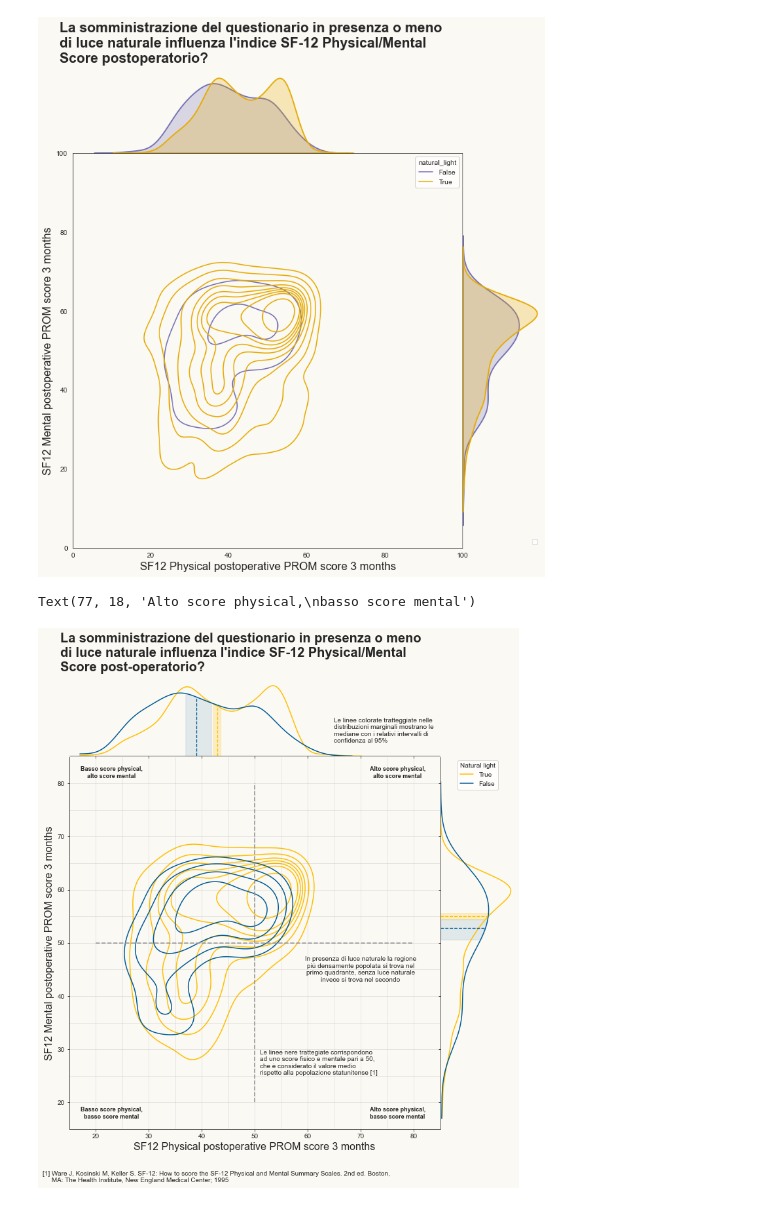
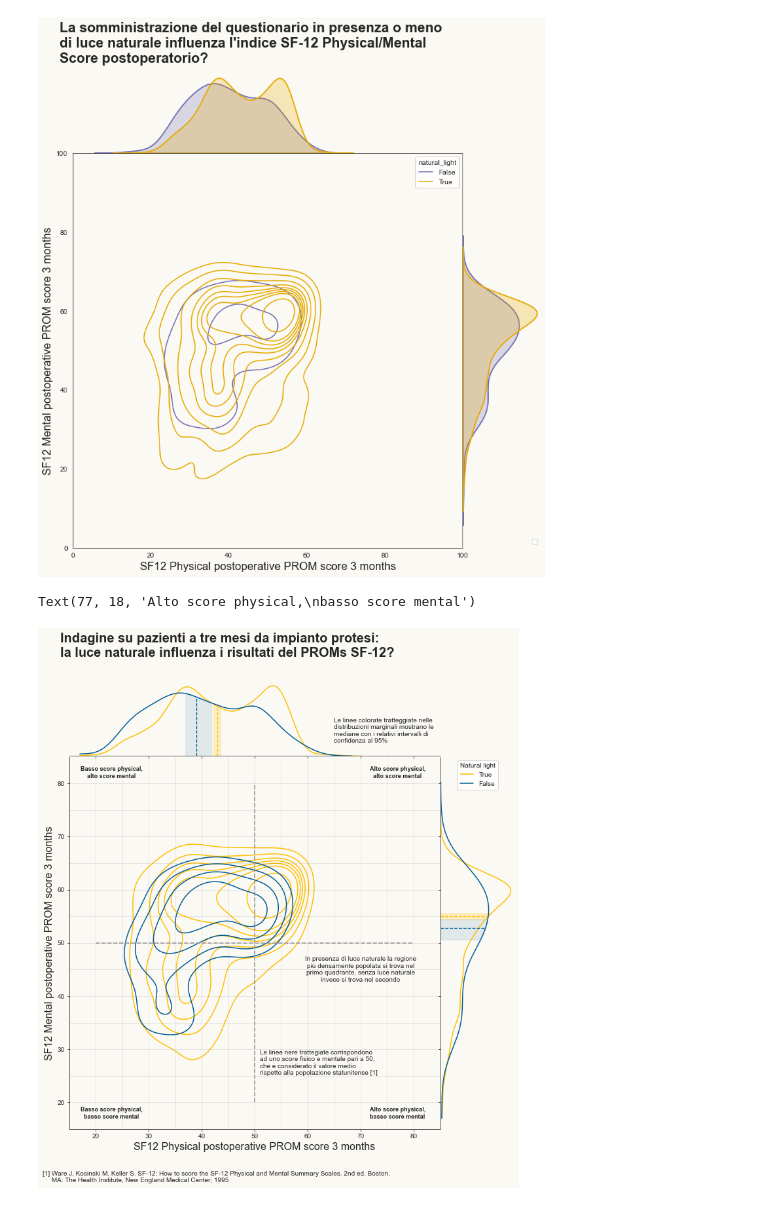
Before and after one commit to giocoal/surgery-PROMs-score-and-weather-conditions-data-visualizations, a Jupyter notebook: DataViz_Compitino_SecondaVisualizzazione.ipynb, the cells around one changed output. Drawn from its saved outputs; the diff is of its cells as text; code cells hidden in the pictures.

```diff
--- a/DataViz_Compitino_SecondaVisualizzazione.ipynb
+++ b/DataViz_Compitino_SecondaVisualizzazione.ipynb
@@ -57,5 +52,0 @@ Genero due nuove colonne contenti le differenze tra gli score post e pre operazi
-# %%
-physical_score_diff = df1['physical_score_postop'] - df1['physical_score_preop']
-mental_score_diff = df1['mental_score_postop'] - df1['mental_score_preop']
-df1.insert(2,"physical_score_diff", physical_score_diff)
-df1.insert(5,"mental_score_diff", mental_score_diff)
@@ -65,3 +52,0 @@ Converto le colonne delle variabili categoriche da stringhe a fattori:
-# %%
-df1['condizioni_meteo'] = df1['condizioni_meteo'].astype("category")
-df1['sesso'] = df1['sesso'].astype("category")
@@ -70,12 +53,3 @@ df1['sesso'] = df1['sesso'].astype("category")
-# %%
-physical_mental_diff_postop = df1['physical_score_postop'] - df1['mental_score_postop']
-physical_mental_diff_preop = df1['physical_score_preop'] - df1['mental_score_preop']
-df1.insert(6,"physical_mental_diff_postop", physical_mental_diff_postop)
-df1.insert(7,"physical_mental_diff_preop", physical_mental_diff_preop)
-mental_physical_diff_postop = df1['mental_score_postop'] - df1['physical_score_postop']
-mental_physical_diff_preop = df1['mental_score_preop'] - df1['physical_score_preop']
-df1.insert(8,"mental_physical_diff_postop", mental_physical_diff_postop)
-df1.insert(9,"mental_physical_diff_preop", mental_physical_diff_preop)
 # %% [markdown]
 ## Splitting del dataset
 # %%
@@ -387,39 +356,48 @@ g.set_axis_labels('SF12 Physical postoperative PROM score 3 months', 'SF12 Menta
 
 
 # Titolo
-titolo = "La somministrazione del questionario in presenza o meno \ndi luce naturale influenza l'indice SF-12 Physical/Mental \nScore post-operatorio?"
+titolo_migliore = 'Indagine su pazienti a tre mesi da impianto protesi:\nla luce naturale influenza i risultati del PROMs SF-12?'
+titolo = "La somministrazione del questionario in presenza o meno di luce\nnaturale influenza lo score fisico e mentale del SF-12 post-operatorio?"
 g.fig.suptitle(
-    titolo,
+    titolo_migliore,
     x = 0.022,
     y = 1.09,
     ha="left",
     fontsize=20,
     weight="bold",
     wrap = True
 )
 
+
+
+# Sottotitolo
+sottotitolo = 'Confronto delle Kernel Density Estimations tra i punteggi dei questionari compilati di giorno e di notte.\nLa popolazione é di 1055 individui, 934 con luce naturale e 121 senza'
+#plt.title(sottotitolo, loc='left', pad=23, fontsize=14)
+#g.ax_marg_x.set_title(sottotitolo, loc='left', pad=5, fontsize=14)
+
 # Testo del context
 label_croce = "Le linee nere trattegiate corrispondono\nad uno score fisico e mentale pari a 50,\nche è considerato il valore medio\nrispetto alla popolazione statunitense [1]"
 label_cit = "[1] Ware J, Kosinski M, Keller S. SF-12: How to score the SF-12 Physical and Mental Summary Scales. 2nd ed. Boston,\n     MA: The Health Institute, New England Medical Center; 1995"
 label_numer = "In presenza di luce naturale la regione\npiú densamente popolata si trova nel\nprimo quadrante, senza luce naturale\ninvece si trova nel secondo"
 label_conf = 'Le linee colorate tratteggiate nelle\ndistribuzioni marginali mostrano le\nmediane con i relativi intervalli di\nconfidenza al 95%'
+label_marg = 'Da questa distribuzione si puó notare la '
 label_1 = 'Alto score physical,\nalto score mental'
 label_2 = 'Basso score physical,\nalto score mental'
 label_3 = 'Basso score physical,\nbasso score mental'
 label_4 = 'Alto score physical,\nbasso score mental'
 
 g.ax_joint.text(51, 25, label_croce, fontsize=10, va="bottom", ha="left")
 g.ax_joint.text(10, 6, label_cit, fontsize=10, va="center", ha='left')
 g.ax_joint.text(70, 45, label_numer, fontsize=10, va="center", ha="center")
 g.ax_marg_x.text(65, 0.015, label_conf, fontsize=10, va="center", ha="left")
 
 g.ax_joint.text(77, 82, label_1, fontsize=9, va="center", ha="center", weight='bold')
 g.ax_joint.text(23, 82, label_2, fontsize=9, va="center", ha="center", weight='bold')
 g.ax_joint.text(23, 18, label_3, fontsize=9, va="center", ha="center", weight='bold')
 g.ax_joint.text(77, 18, label_4, fontsize=9, va="center", ha="center", weight='bold')
 # %% [output]
 Text(77, 18, 'Alto score physical,\nbasso score mental')
-[figure, old version]
+[figure, new version]
 # %%
 #int_physical_on = 2 * z * sunto_on['physical_score_postop']['std'] / sunto_on['physical_score_postop']['count']**(1/2)
 #int_physical_off = 2 * z * sunto_off['physical_score_postop']['std'] / sunto_off['physical_score_postop']['count']**(1/2)
```
Also changed, not shown: parts of 11 cells of this notebook, 3 other files.
